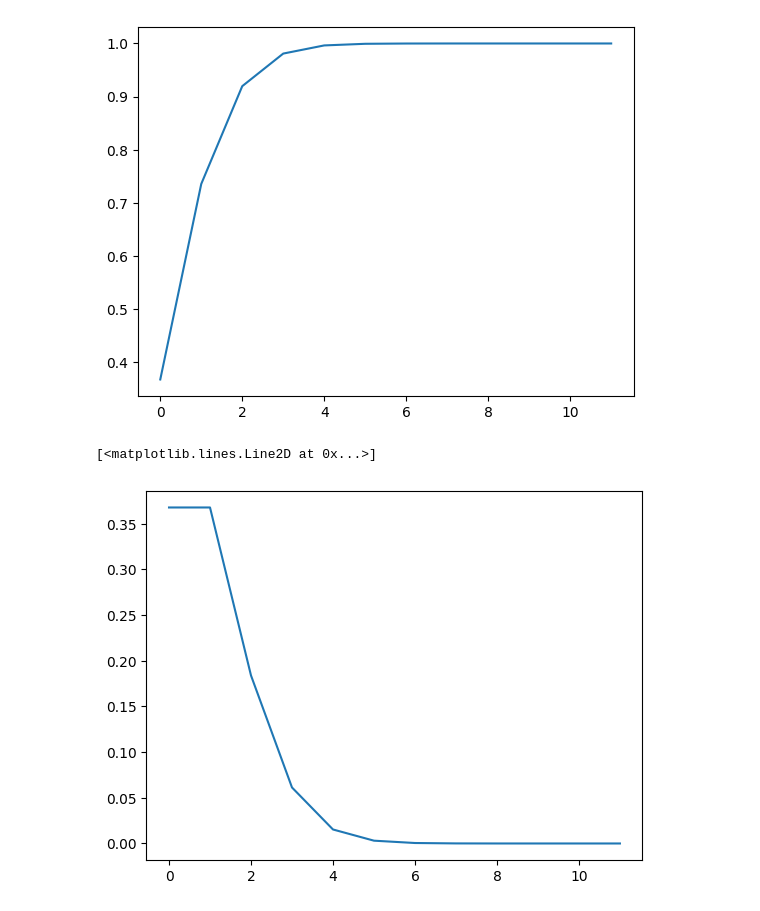
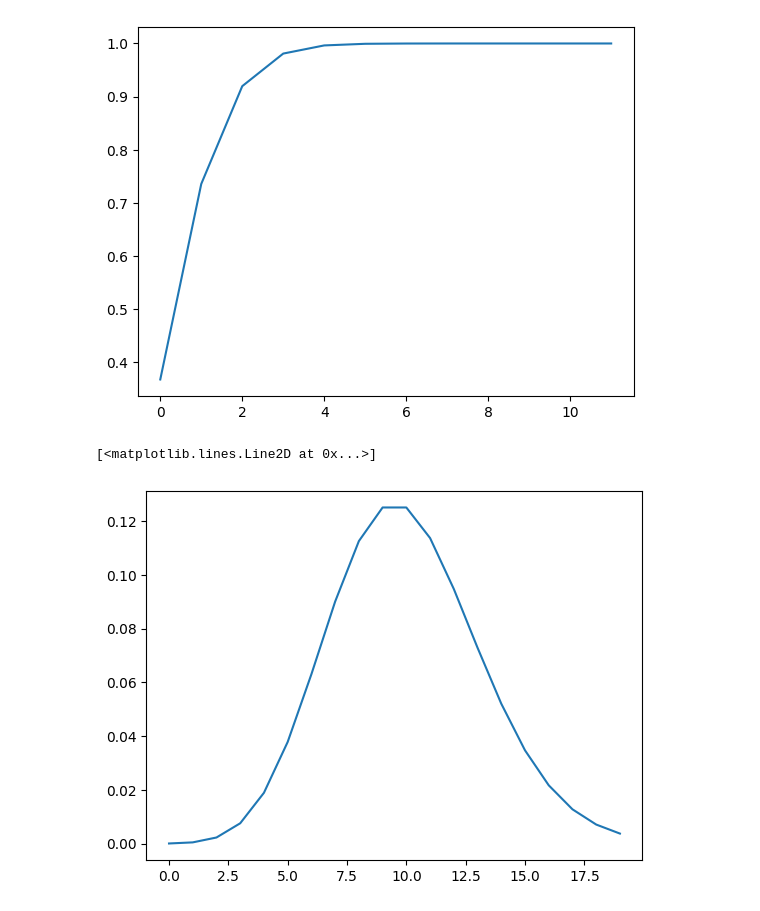
Before and after one commit to menonkrishna57/RPET, a Jupyter notebook: I045_RPET_EXP3.ipynb, the cells around one changed output. Cells and saved outputs as stored; diff of their text form; code cells hidden in the pictures.

Commit message:
Plotted graph for Binomial and Poisson Distribution

```diff
--- a/I045_RPET_EXP3.ipynb
+++ b/I045_RPET_EXP3.ipynb
@@ -80,10 +79,10 @@ plt.plot(poisson_cdf)
 [figure]
 # %%
 poisson_pmf=[]
-for i in range(12):
-  poisson_pmf.append(stats.poisson.pmf(i,mu=1))
+for i in range(20):
+  poisson_pmf.append(stats.poisson.pmf(i,mu=10))
 
 plt.plot(poisson_pmf)
 # %% [output]
 [<matplotlib.lines.Line2D at 0x...>]
-[figure, old version]
+[figure, new version]
```
Also changed, not shown: parts of 1 cell of this notebook.
